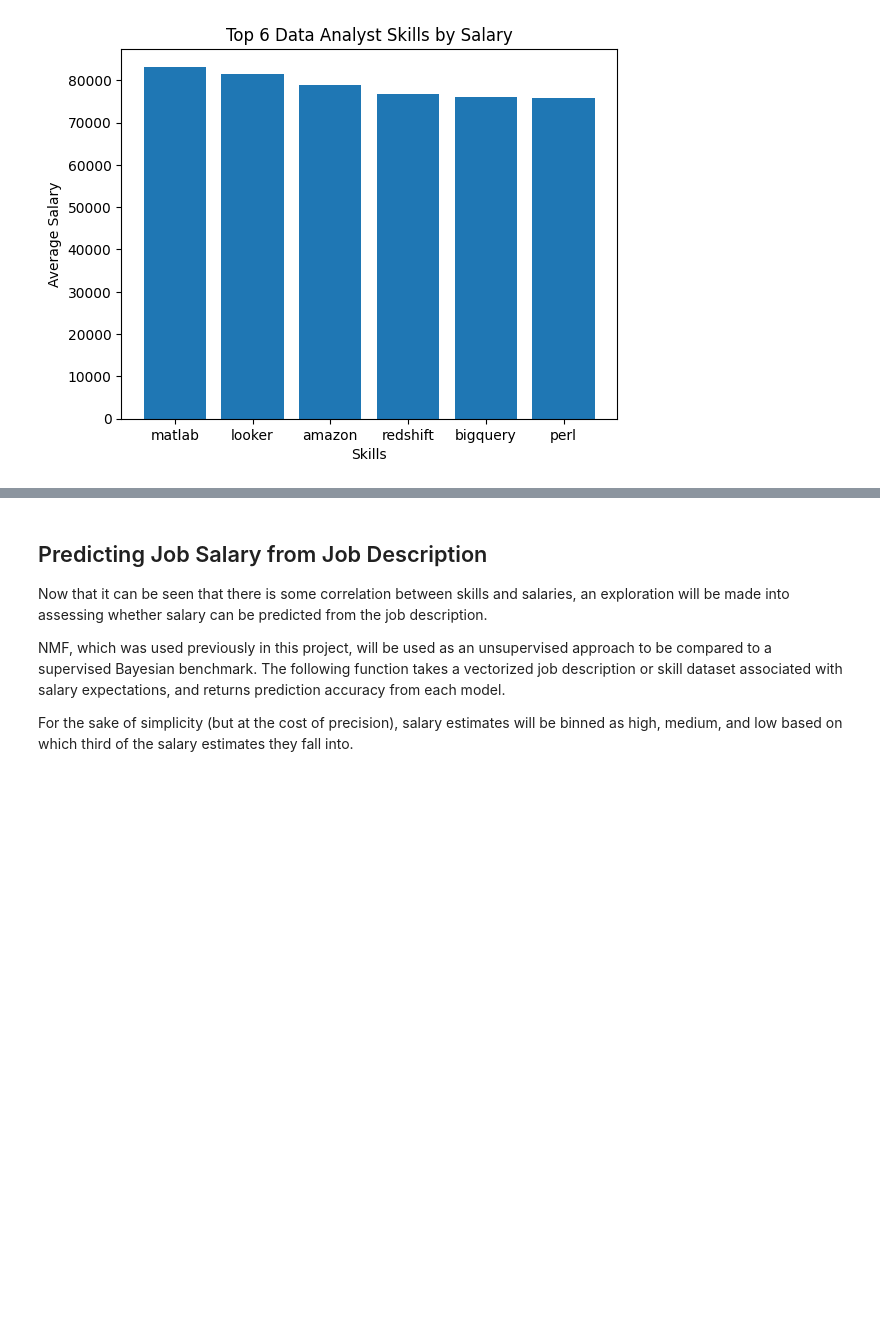
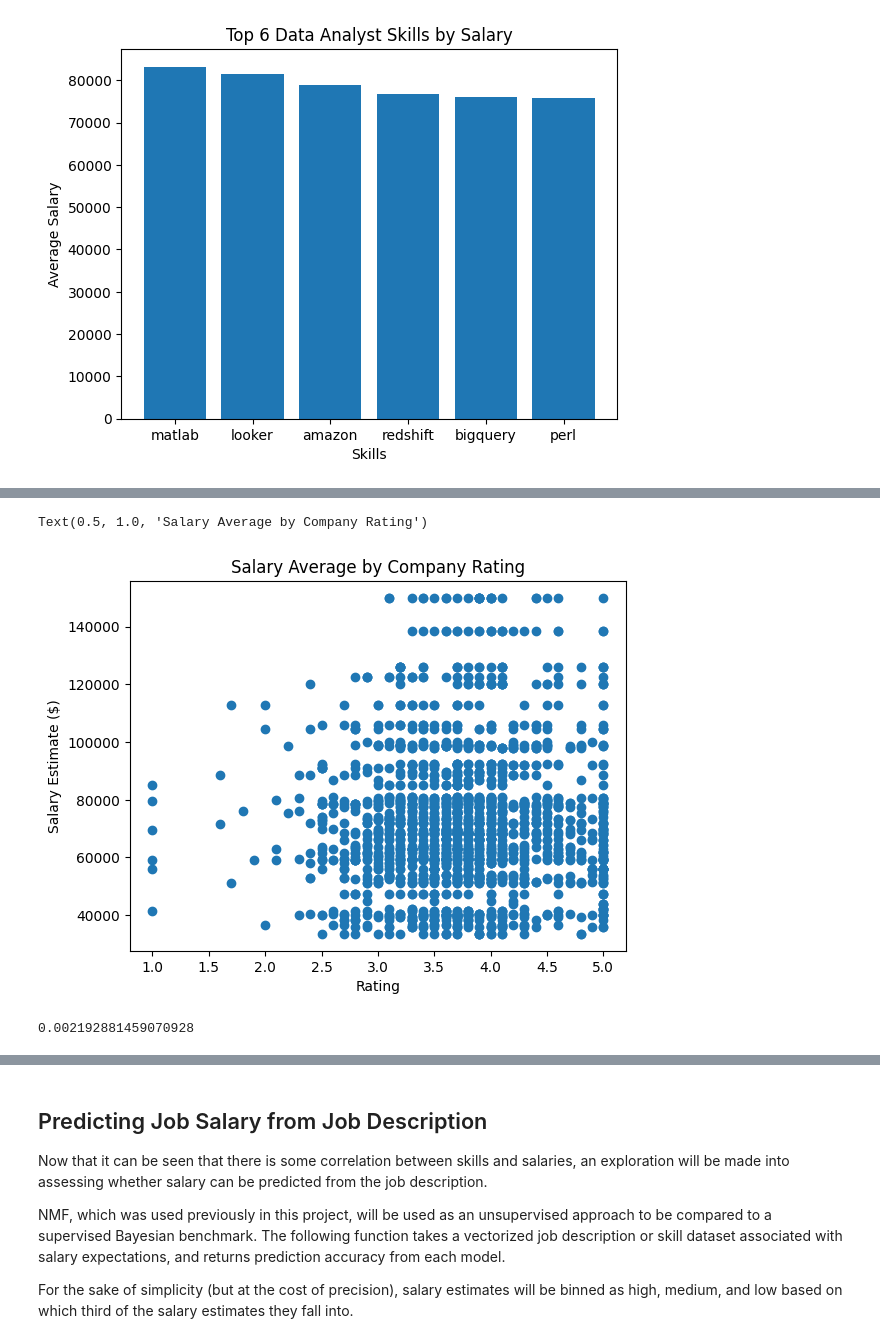
Before and after one commit to iansind/tech-jobs-clustering, a Jupyter notebook: tech_jobs_unsupervised_analysis.ipynb, the cells around one changed output, grey strips where cells are left out. Cells and saved outputs as stored; diff of their text form; code cells hidden in the pictures; blank space fills up the shorter version.

```diff
--- a/tech_jobs_unsupervised_analysis.ipynb
+++ b/tech_jobs_unsupervised_analysis.ipynb
@@ -519,0 +535,14 @@ plot_salaries(skill_salaries, n=6, high_to_low=True)
+# %%
+plt.scatter(df['Rating'], df['Salary Estimate'])
+plt.xlabel('Rating')
+plt.ylabel('Salary Estimate ($)')
+plt.title('Salary Average by Company Rating')
+# %% [output]
+Text(0.5, 1.0, 'Salary Average by Company Rating')
+[figure, added]
+# %%
+# Finds the R squared of the two variables.
+LR_rating_salary = LinearRegression().fit(df['Rating'].to_frame(), df['Salary Estimate'])
+LR_rating_salary.score(df['Rating'].to_frame(), df['Salary Estimate'])
+# %% [output]
+0.002192881459070928
```
Also changed, not shown: parts of 13 cells of this notebook.
